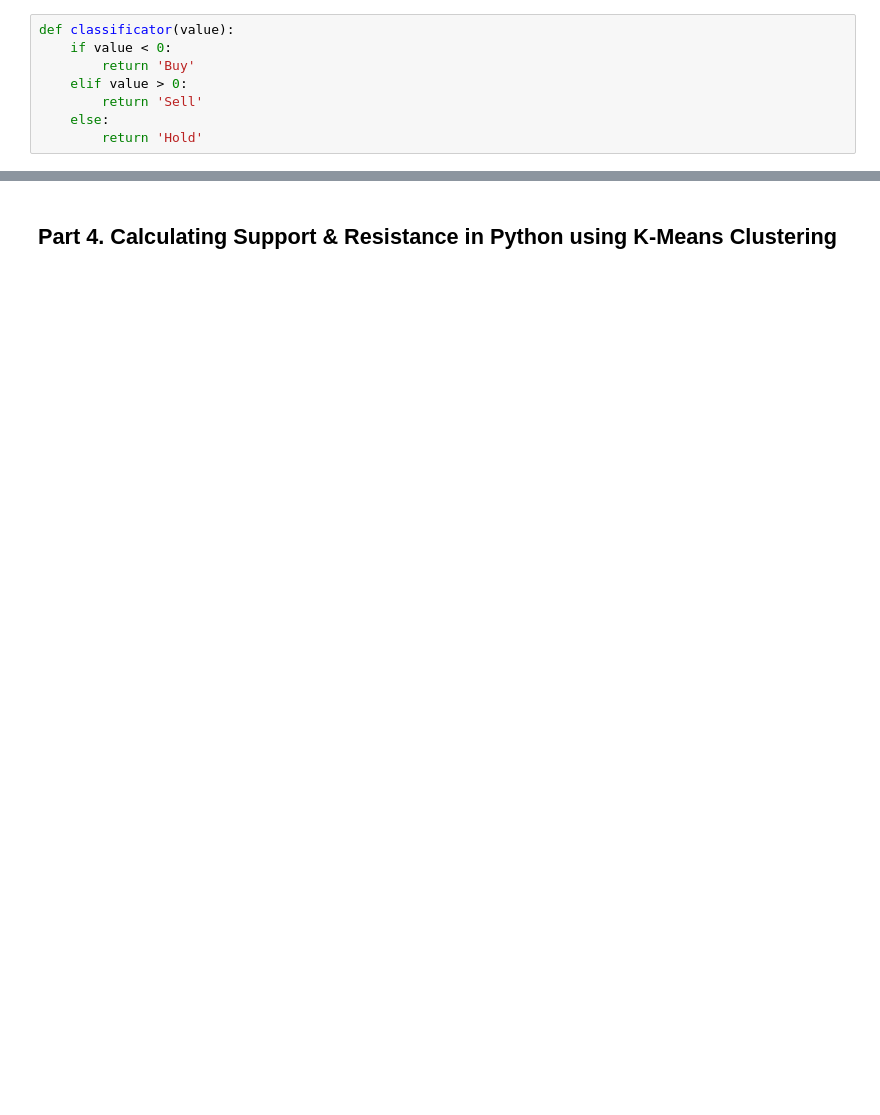
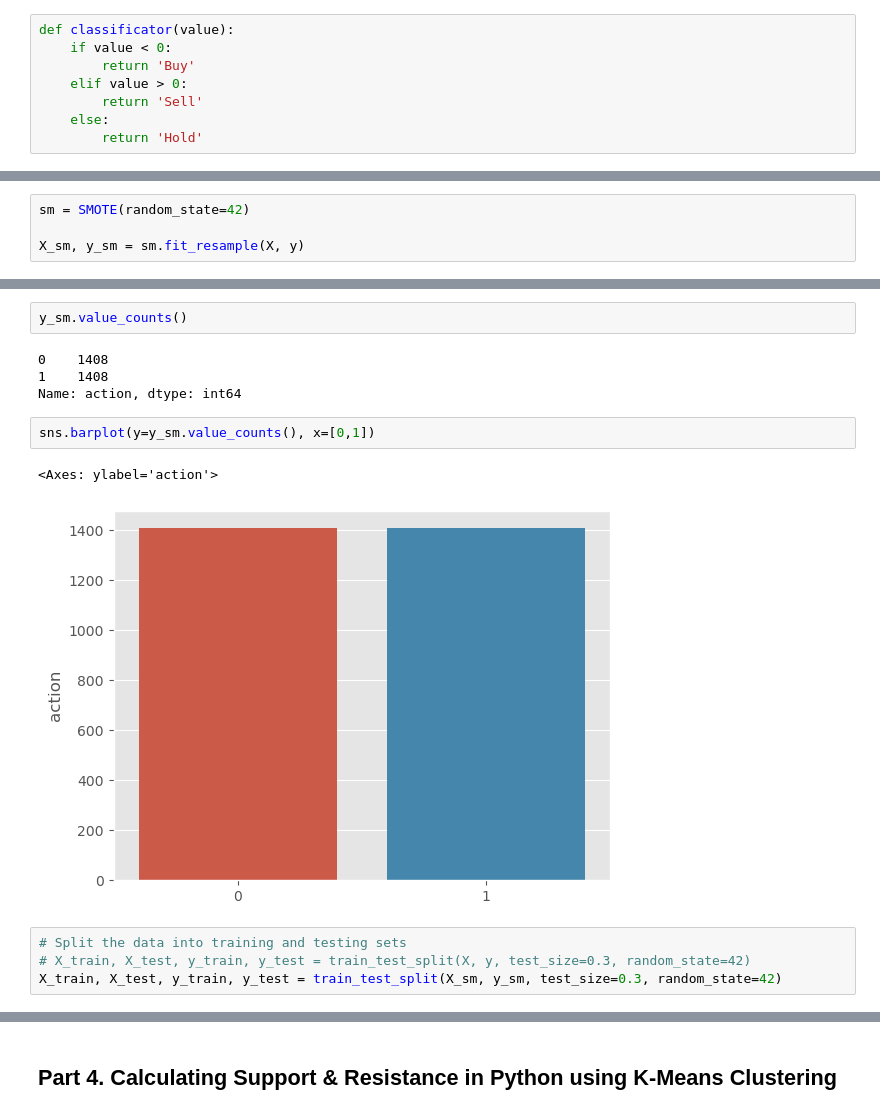
Before and after one commit to thonglamhai/stock-price-prediction, a Jupyter notebook: stock_price_prediction.ipynb, the cells around one changed output, grey strips where cells are left out. Drawn from its saved outputs; the diff is of its cells as text; blank space fills up the shorter version.

```diff
--- a/stock_price_prediction.ipynb
+++ b/stock_price_prediction.ipynb
@@ -623,0 +736,4 @@ df['action'] = df['EMA_10'] - df['adj close']
+# %%
+sm = SMOTE(random_state=42)
+
+X_sm, y_sm = sm.fit_resample(X, y)
@@ -623,0 +755,15 @@ df['action'] = df['EMA_10'] - df['adj close']
+# %%
+y_sm.value_counts()
+# %% [output]
+0    1408
+1    1408
+Name: action, dtype: int64
+# %%
+sns.barplot(y=y_sm.value_counts(), x=[0,1])
+# %% [output]
+<Axes: ylabel='action'>
+[figure, added]
+# %%
+# Split the data into training and testing sets
+# X_train, X_test, y_train, y_test = train_test_split(X, y, test_size=0.3, random_state=42)
+X_train, X_test, y_train, y_test = train_test_split(X_sm, y_sm, test_size=0.3, random_state=42)
```
Also changed, not shown: parts of 31 cells of this notebook.
